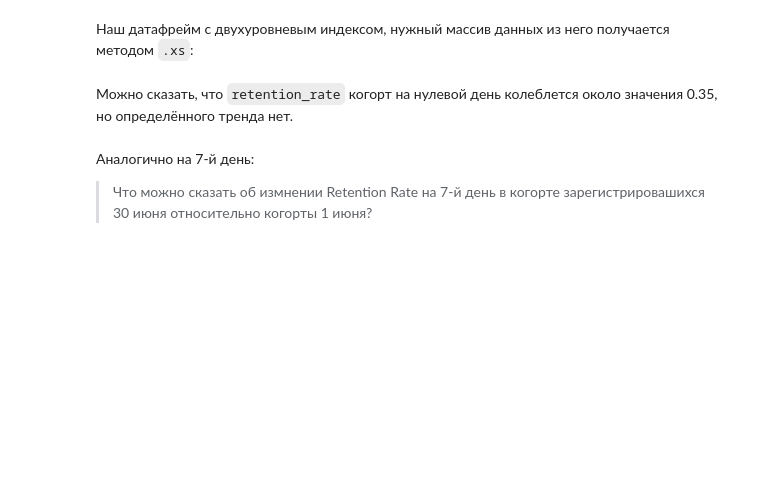
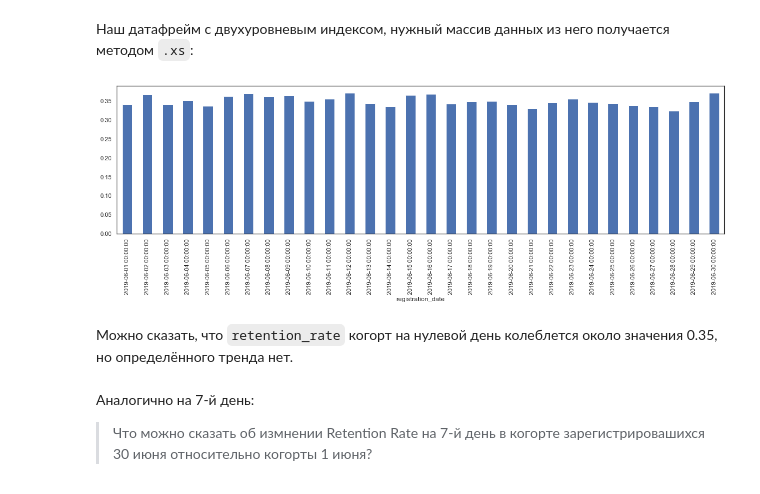
Before and after one commit to gdg-work/SkillFactory__SDA5__Case_A9, a Jupyter notebook: case_A9.ipynb, the cells around one changed output. Cells and saved outputs as stored; diff of their text form; code cells hidden in the pictures; blank space fills up the shorter version.

```diff
--- a/case_A9.ipynb
+++ b/case_A9.ipynb
@@ -240,8 +264,11 @@ retention_df.head(5)
 # %% [markdown]
 Наш датафрейм с двухуровневым индексом, нужный массив данных из него получается методом `.xs`:
 # %%
-day0_df = retention_df.xs(0, level='lifetime')
+day0_df = retention_df['retention_rate'].xs(0, level='lifetime')
 __ = day0_df.plot(kind='bar', figsize=(20,5))
+plt.show()
+# %% [output]
+[figure, added]
 # %% [markdown]
 Можно сказать, что `retention_rate` когорт на нулевой день колеблется около значения 0.35, но определённого тренда нет.
 # %% [markdown]
```
Also changed, not shown: parts of 51 cells of this notebook.
